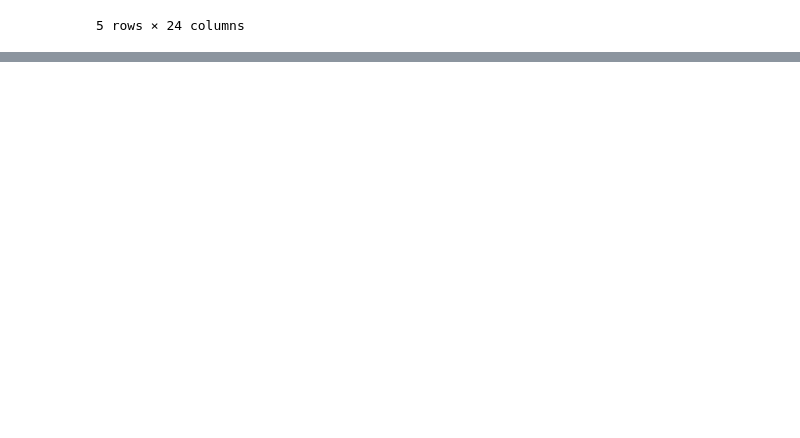
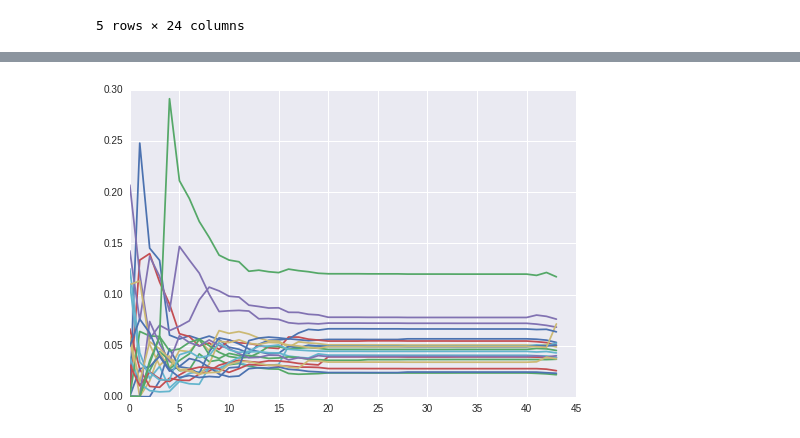
Before and after one commit to NobleKennamer/pgm_project, a Jupyter notebook: time_series.ipynb, the cells around one changed output, grey strips where cells are left out. Drawn from its saved outputs; the diff is of its cells as text; code cells hidden in the pictures; blank space fills up the shorter version.

```diff
--- a/time_series.ipynb
+++ b/time_series.ipynb
@@ -111,0 +98,20 @@ for i in range(len(alldate)):
+# %%
+binned_cumul = []
+for i in range(len(bin_ends)-1):
+    binned_cumul.append([])
+    for item in test:
+        if item[1] < bin_ends[i+1].to_datetime():
+            binned_cumul[-1].append(item[0])
+# %%
+binned_docs_cumul=[list(emails_table[emails_table['Id'].isin(binned_cumul[i])]['token_list']) for i in range(len(binned_cumul))]
+# %%
+alldate = [[] for i in range(lda.num_topics)]
+for i in range(len(binned_docs_cumul)):
+    newP = lda.get_document_topics(dictionary.doc2bow(item for sublist in binned_docs_cumul[i] for item in sublist), .0000000000001)
+    for item in newP:
+        alldate[item[0]].append(item[1])
+# %%
+for i in range(len(alldate)):
+    plt.plot(range(len(alldate[i])), alldate[i])
+# %% [output]
+[figure, added]
```
Also changed, not shown: parts of 8 cells of this notebook.
